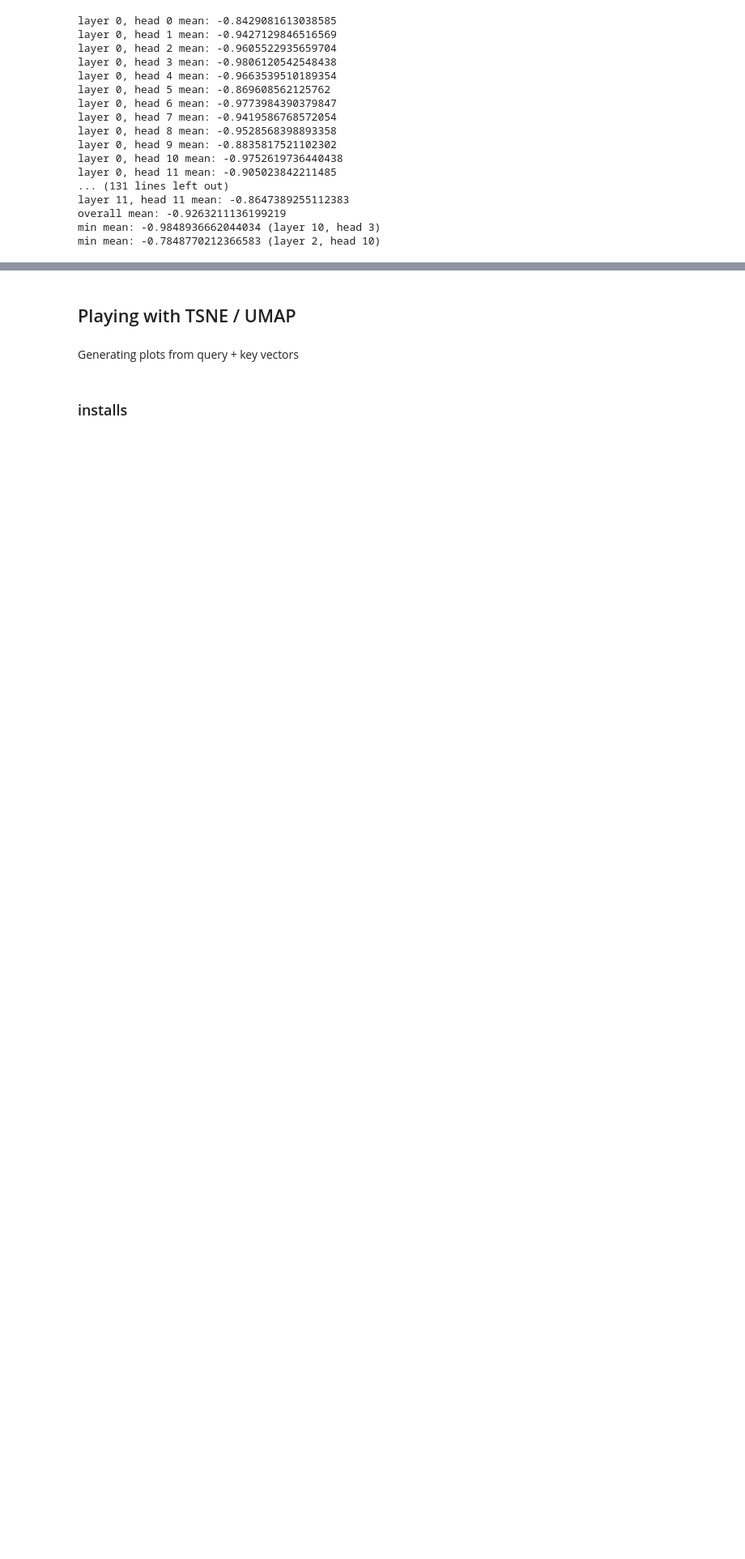
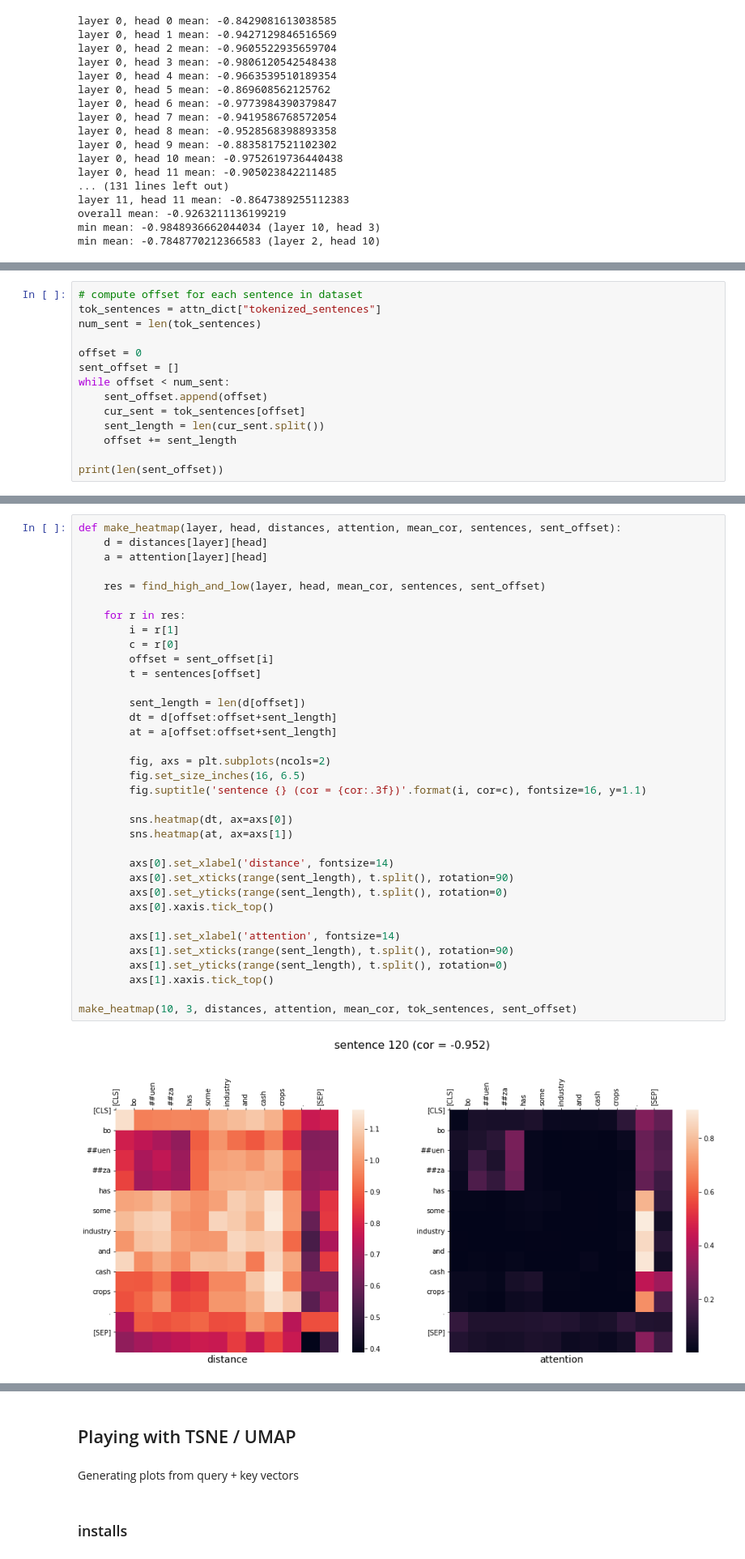
Before and after one commit to catherinesyeh/attention-exploration, a Jupyter notebook: attention.ipynb, the cells around one changed output, grey strips where cells are left out. Shown at 81% size. Saved outputs shown, nothing was run; the diff lists cells and outputs as text; blank space fills up the shorter version.

```diff
--- a/attention.ipynb
+++ b/attention.ipynb
@@ -1103,0 +1129,14 @@ with open('correlation.p', 'wb') as file:
+# %%
+# compute offset for each sentence in dataset
+tok_sentences = attn_dict["tokenized_sentences"]
+num_sent = len(tok_sentences)
+
+offset = 0
+sent_offset = []
+while offset < num_sent:
+    sent_offset.append(offset)
+    cur_sent = tok_sentences[offset]
+    sent_length = len(cur_sent.split())
+    offset += sent_length
+
+print(len(sent_offset))
@@ -1103,0 +1175,37 @@ with open('correlation.p', 'wb') as file:
+# %%
+def make_heatmap(layer, head, distances, attention, mean_cor, sentences, sent_offset):
+    d = distances[layer][head]
+    a = attention[layer][head]
+
+    res = find_high_and_low(layer, head, mean_cor, sentences, sent_offset)
+
+    for r in res:
+        i = r[1]
+        c = r[0]
+        offset = sent_offset[i]
+        t = sentences[offset]
+
+        sent_length = len(d[offset])
+        dt = d[offset:offset+sent_length]
+        at = a[offset:offset+sent_length]
+
+        fig, axs = plt.subplots(ncols=2)
+        fig.set_size_inches(16, 6.5)
+        fig.suptitle('sentence {} (cor = {cor:.3f})'.format(i, cor=c), fontsize=16, y=1.1)
+
+        sns.heatmap(dt, ax=axs[0])
+        sns.heatmap(at, ax=axs[1])
+
+        axs[0].set_xlabel('distance', fontsize=14)
+        axs[0].set_xticks(range(sent_length), t.split(), rotation=90)
+        axs[0].set_yticks(range(sent_length), t.split(), rotation=0)
+        axs[0].xaxis.tick_top()
+
+        axs[1].set_xlabel('attention', fontsize=14)
+        axs[1].set_xticks(range(sent_length), t.split(), rotation=90)
+        axs[1].set_yticks(range(sent_length), t.split(), rotation=0)
+        axs[1].xaxis.tick_top()
+
+make_heatmap(10, 3, distances, attention, mean_cor, tok_sentences, sent_offset)
+# %% [output]
+[figure, added]
```
Also changed, not shown: parts of 9 cells of this notebook.
